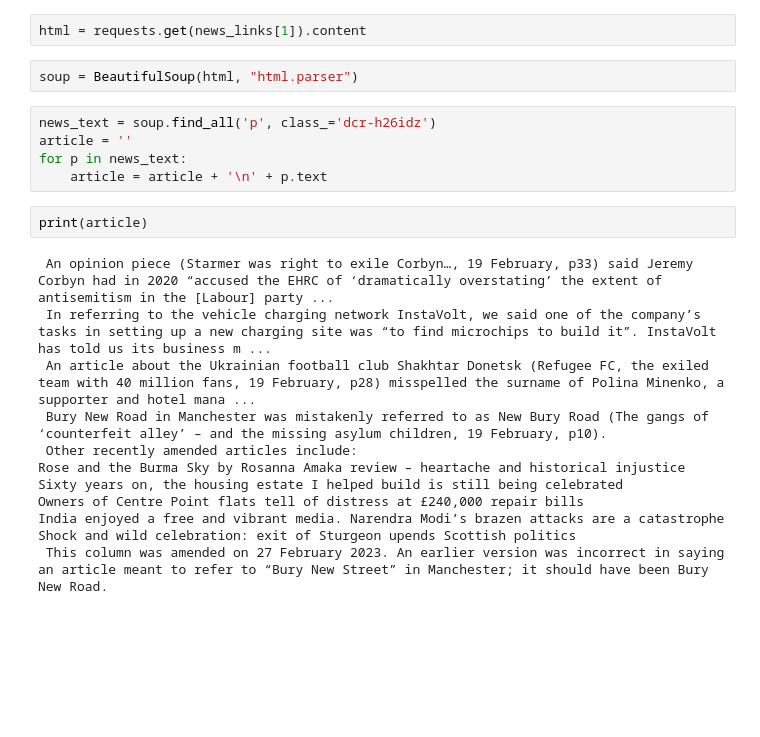
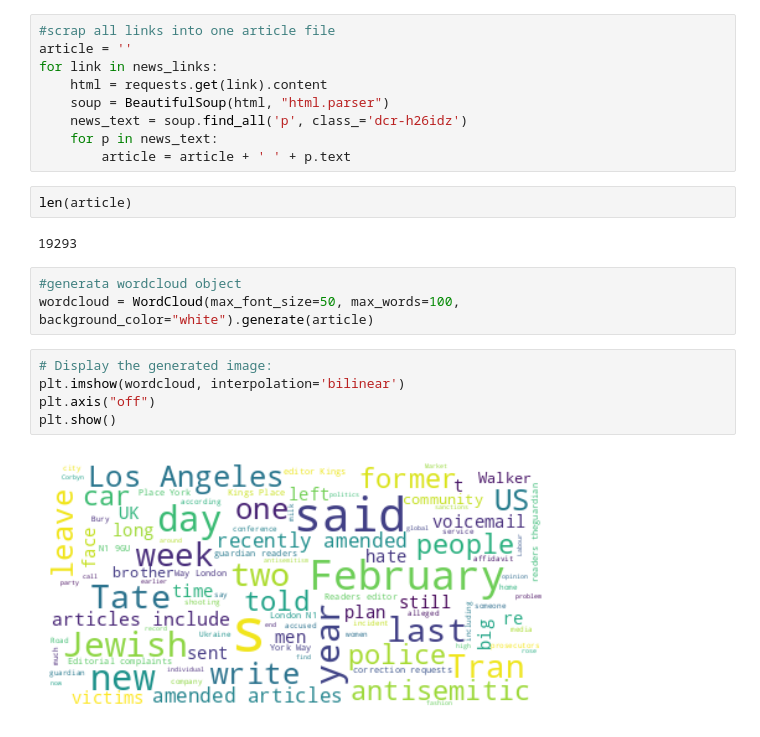
Before and after one commit to tomczykart/word-cloud-news, a Jupyter notebook: notebooks/word-cloud.ipynb, the cells around one changed output. Drawn from its saved outputs; the diff is of its cells as text; blank space fills up the shorter version.

Commit message:
Added word cloud.

```diff
--- a/notebooks/word-cloud.ipynb
+++ b/notebooks/word-cloud.ipynb
@@ -29,23 +27,23 @@ news_links[0]
-# %%
-html = requests.get(news_links[1]).content
-# %%
-soup = BeautifulSoup(html, "html.parser")
 # %%
-news_text = soup.find_all('p', class_='dcr-h26idz')
+#scrap all links into one article file
 article = ''
-for p in news_text:
-    article = article + '\n' + p.text
+for link in news_links:
+    html = requests.get(link).content
+    soup = BeautifulSoup(html, "html.parser")
+    news_text = soup.find_all('p', class_='dcr-h26idz')
+    for p in news_text:
+        article = article + ' ' + p.text
 # %%
-print(article)
+len(article)
 # %% [output]
- An opinion piece (Starmer was right to exile Corbyn…, 19 February, p33) said Jeremy Corbyn had in 2020 “accused the EHRC of ‘dramatically overstating’ the extent of antisemitism in the [Labour] party ...
- In referring to the vehicle charging network InstaVolt, we said one of the company’s tasks in setting up a new charging site was “to find microchips to build it”. InstaVolt has told us its business m ...
- An article about the Ukrainian football club Shakhtar Donetsk (Refugee FC, the exiled team with 40 million fans, 19 February, p28) misspelled the surname of Polina Minenko, a supporter and hotel mana ...
- Bury New Road in Manchester was mistakenly referred to as New Bury Road (The gangs of ‘counterfeit alley’ – and the missing asylum children, 19 February, p10).
- Other recently amended articles include:
-Rose and the Burma Sky by Rosanna Amaka review – heartache and historical injustice
-Sixty years on, the housing estate I helped build is still being celebrated
-Owners of Centre Point flats tell of distress at £240,000 repair bills
-India enjoyed a free and vibrant media. Narendra Modi’s brazen attacks are a catastrophe
-Shock and wild celebration: exit of Sturgeon upends Scottish politics
- This column was amended on 27 February 2023. An earlier version was incorrect in saying an article meant to refer to “Bury New Street” in Manchester; it should have been Bury New Road.
+19293
+# %%
+#generata wordcloud object
+wordcloud = WordCloud(max_font_size=50, max_words=100, background_color="white").generate(article)
+# %%
+# Display the generated image:
+plt.imshow(wordcloud, interpolation='bilinear')
+plt.axis("off")
+plt.show()
+# %% [output]
+[figure, added]
```
Also changed, not shown: parts of 9 cells of this notebook.
